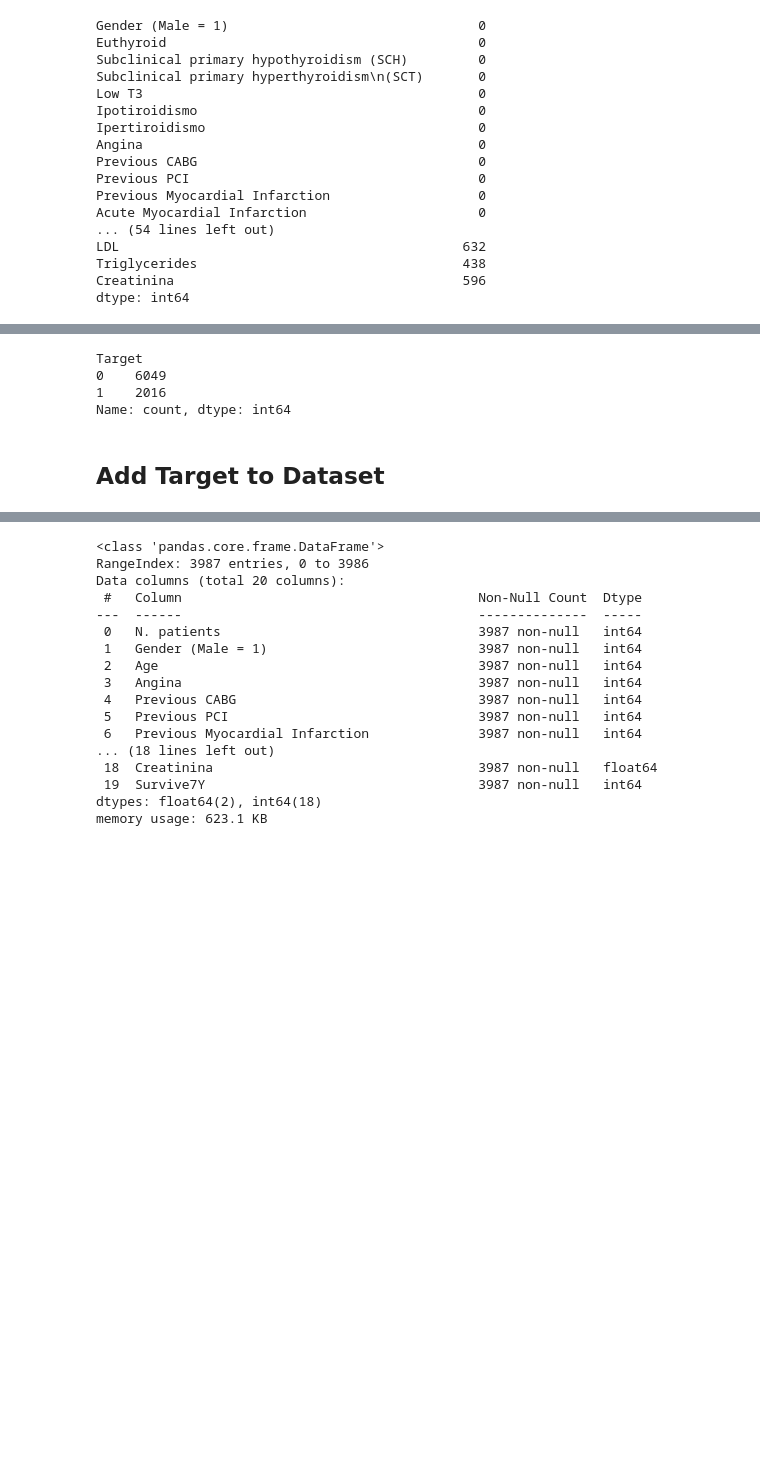
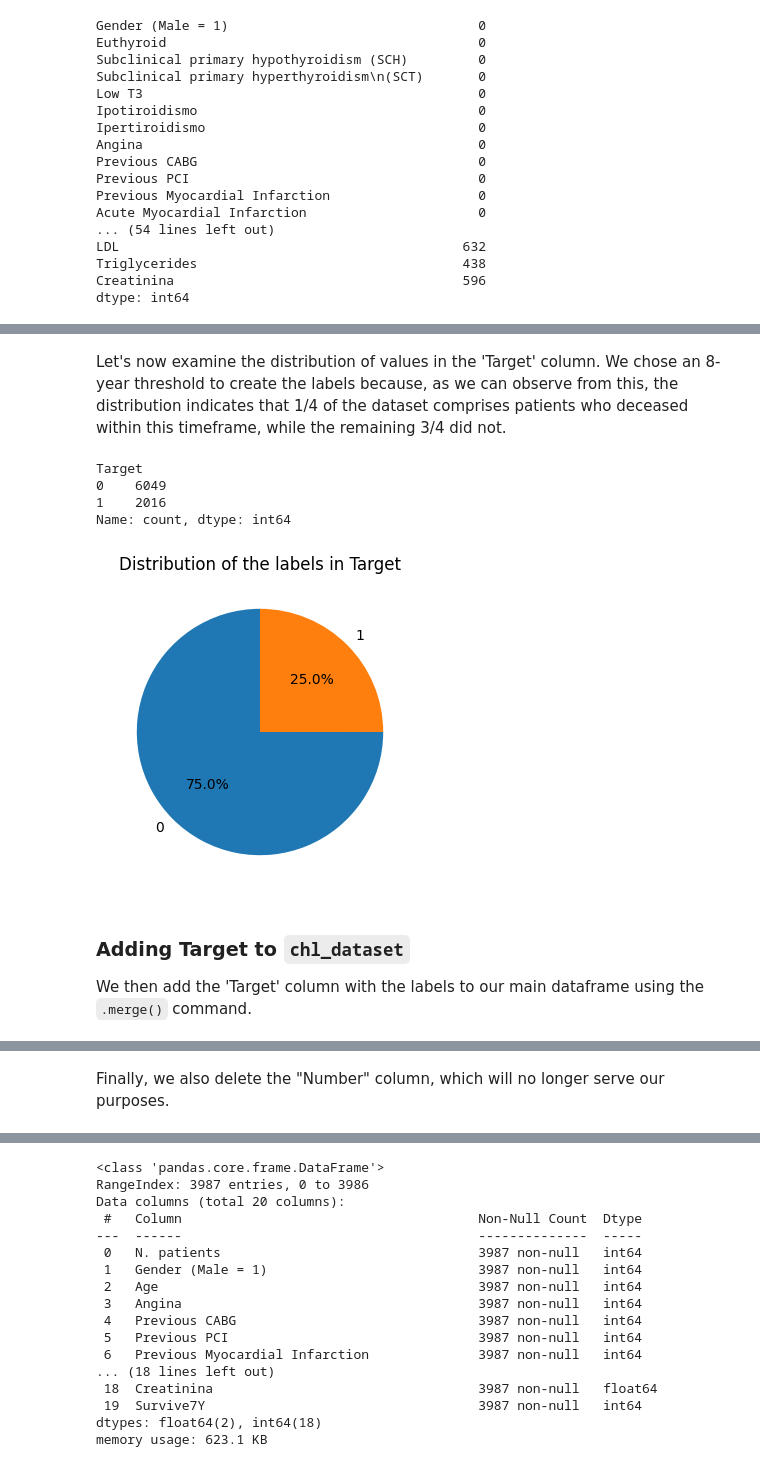
Before and after one commit to davide-marchi/clinical-data-encoding, a Jupyter notebook: Cleaning_Data.ipynb, the cells around one changed output, grey strips where cells are left out. Cells and saved outputs as stored; diff of their text form; code cells hidden in the pictures; blank space fills up the shorter version.

```diff
--- a/Cleaning_Data.ipynb
+++ b/Cleaning_Data.ipynb
@@ -260,6 +367,8 @@ def set_target2(row):
 # %%
 merge_dataset['Target'] = merge_dataset.apply(set_target, axis=1)
 merge_dataset['Target'] = merge_dataset.apply(set_target2, axis=1)
+# %% [markdown]
+Let's now examine the distribution of values in the 'Target' column. We chose an 8-year threshold to create the labels because, as we can observe from this, the distribution indicates that 1/4 of the dataset comprises patients who deceased within this timeframe, while the remaining 3/4 did not.
 # %%
 merge_dataset.Target.value_counts()
 # %% [output]
@@ -267,8 +376,17 @@ Target
 0    6049
 1    2016
 Name: count, dtype: int64
-# %% [markdown]
-## Add Target to Dataset
+# %%
+counts_to_plot=merge_dataset.Target.value_counts()
+
+pieplot_func(counts_to_plot.values, labels=counts_to_plot.index, figsize=(4,4),
+             title="Distribution of the labels in Target")
+# %% [output]
+[figure, added]
+# %% [markdown]
+### Adding Target to `chl_dataset`
+
+We then add the 'Target' column with the labels to our main dataframe using the `.merge()` command.
 # %%
 chl_dataset= pd.merge(chl_dataset, merge_dataset[['Number', 'Target']], on='Number', how='left')
 # %%
@@ -280,5 +398,7 @@ chl_dataset.head()
 | 2 | 1.0 | 0.0 | 0.0 | 0.0 | 1.0 | 0.0 | ... |
 | 3 | 1.0 | 0.0 | 0.0 | 0.0 | 0.0 | 0.0 | ... |
 | 4 | 1.0 | 0.0 | 1.0 | 0.0 | 0.0 | 0.0 | ... |
+# %% [markdown]
+Finally, we also delete the "Number" column, which will no longer serve our purposes.
 # %%
 chl_dataset=chl_dataset.drop(columns="Number")
```
Also changed, not shown: parts of 54 cells of this notebook.
